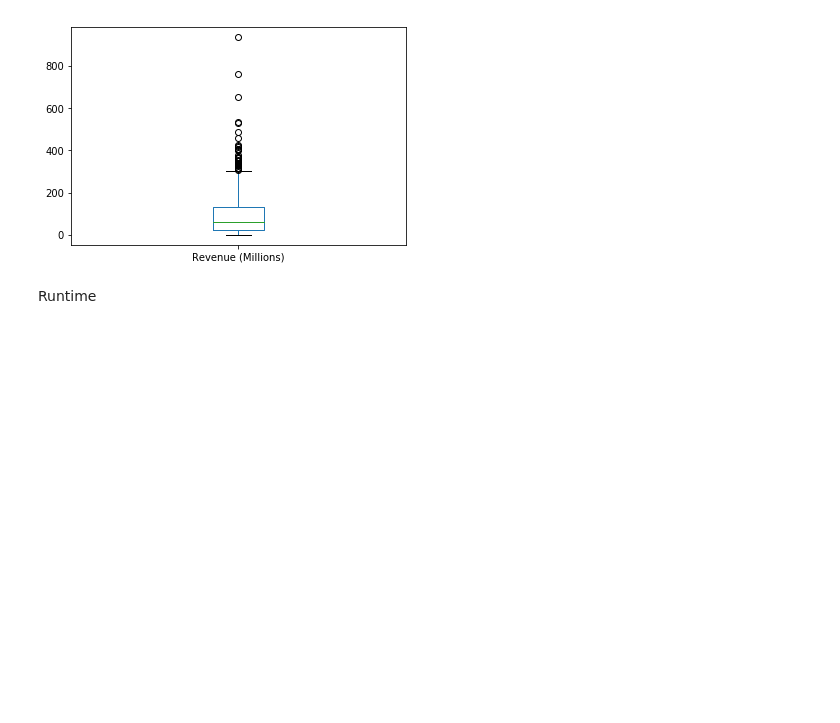
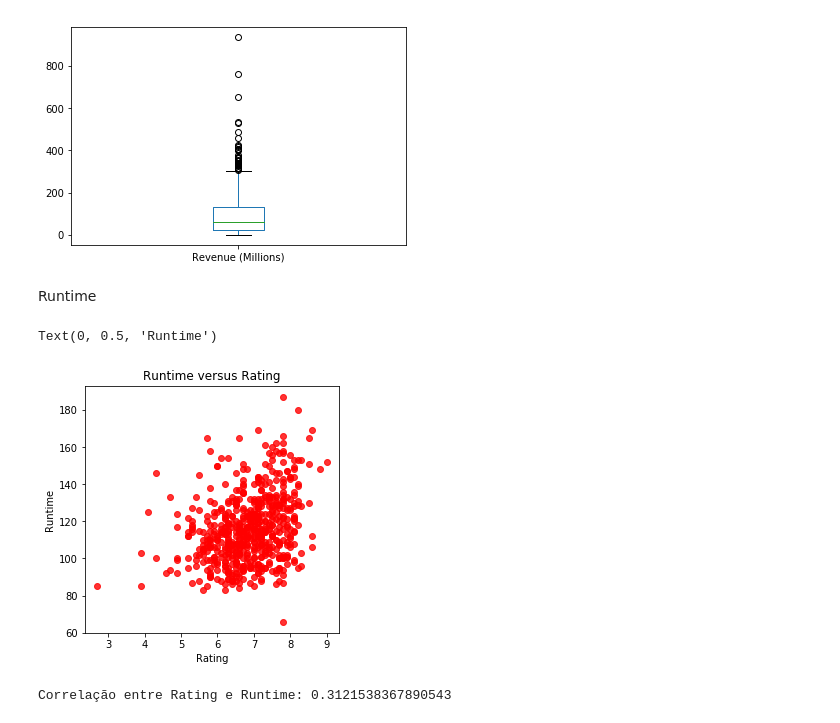
Before and after one commit to lfcarrete/CD_Projeto_3, a Jupyter notebook: Projeto 3.ipynb, the cells around one changed output. Drawn from its saved outputs; the diff is of its cells as text; code cells hidden in the pictures; blank space fills up the shorter version.

```diff
--- a/Projeto 3.ipynb
+++ b/Projeto 3.ipynb
@@ -144,3 +158,19 @@ z.plot.box()
 [figure]
 # %% [markdown]
 Runtime
+# %%
+run = dados_na["Runtime (Minutes)"]
+
+fig = plt.figure(figsize=(10, 10))
+plt.subplot(221)
+plt.scatter(re, run, c='red', alpha=0.8)
+plt.title('Runtime versus Rating')
+plt.xlabel('Rating')
+plt.ylabel('Runtime')
+# %% [output]
+Text(0, 0.5, 'Runtime')
+[figure, added]
+# %%
+print("Correlação entre Rating e Runtime:",np.corrcoef(re, run)[0,1])
+# %% [output]
+Correlação entre Rating e Runtime: 0.3121538367890543
```
Also changed, not shown: parts of 7 cells of this notebook.
